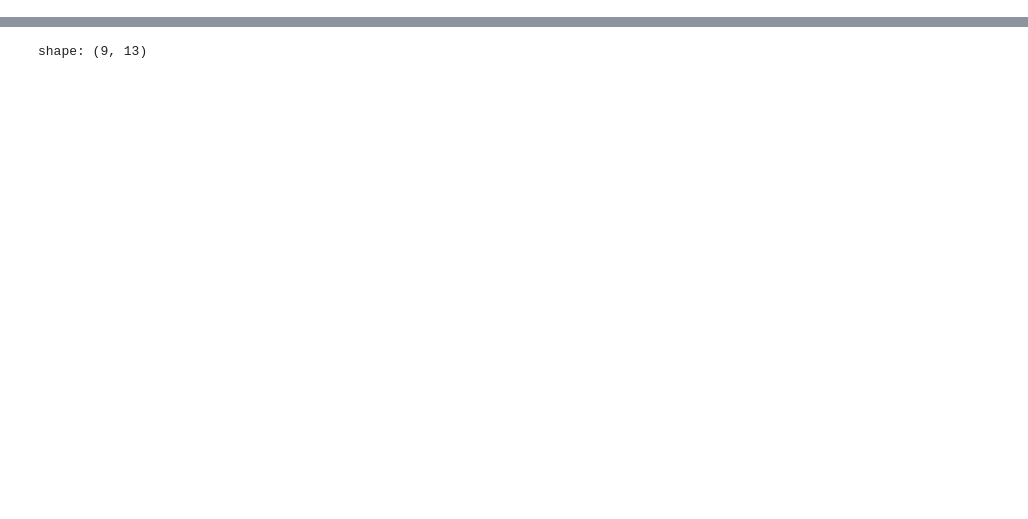
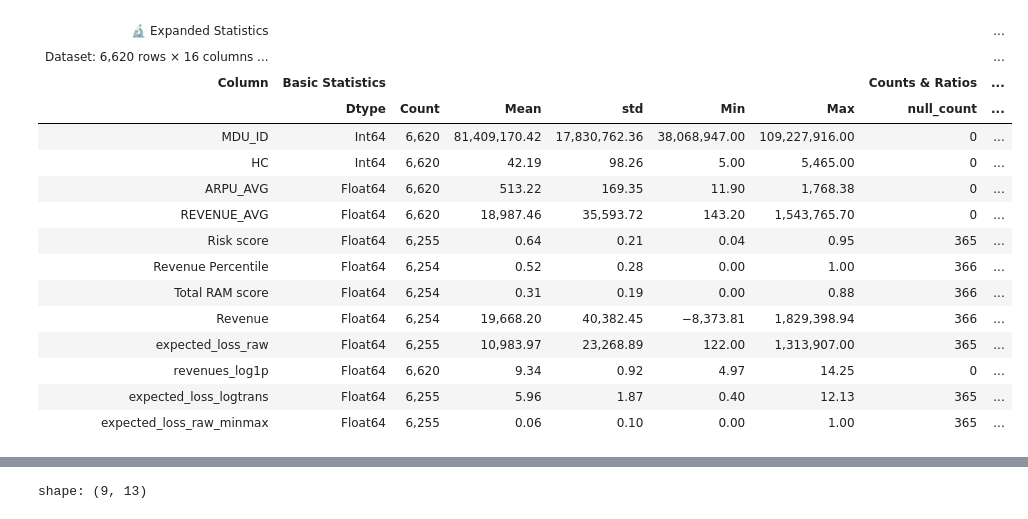
Before and after one commit to pytoned/polars-cleanviz, a Jupyter notebook: demo/polarscope_demo.ipynb, the cells around one changed output, grey strips where cells are left out. Saved outputs shown, nothing was run; the diff lists cells and outputs as text; code cells hidden in the pictures; blank space fills up the shorter version.

```diff
--- a/demo/polarscope_demo.ipynb
+++ b/demo/polarscope_demo.ipynb
@@ -89,0 +248,37 @@ ps.xray(df)
+# %%
+break_list = [-1000000, 3000, 4000, 5000, 8000, 10000, 20000, 40000, 60000, 80000, 100000, 120000, 140000, 160000, 180000, 200000, 300000, 500000, 1000000, 10000000]
+
+avg_rev = (
+    df
+    .filter(
+        pl.col('RELATIVE_MONTH') >= -12,
+        pl.col('ARPU') > 10
+    )
+    .group_by(['MDU_ID', 'MDU_NAME'])
+    .agg(
+        MONTHS_ACTIVE = pl.col('MDU_ID').count().cast(pl.Int64),
+        HC_AVG = pl.col('HC_COUNT').mean().round(0).cast(pl.Int64),
+        HC = pl.col('HC_COUNT').last(),
+        SR_SUM_ALL_MONTHS = pl.col('SUM_SR_TOT').sum().round(2),
+        ARPU_AVG = pl.col('ARPU').mean().round(2),
+        REVENUE_AVG = (pl.col('SUM_SR_TOT').sum() / pl.col('MDU_ID').count()).round(1),
+    )
+    .filter(pl.col('MONTHS_ACTIVE') >= 3)
+    .with_columns(
+        pl.col("REVENUE_AVG").cut(
+            breaks=break_list,
+            #include_breaks=True,
+            labels=[f"B{i+1}" for i in range(len(break_list)+1)]
+        ).alias("bin_name")
+    )
+    .with_columns(
+        pl.col("REVENUE_AVG").cut(
+            breaks=break_list,
+            #include_breaks=True,
+            #labels=[f"B{i+1}" for i in range(19+1)]
+        ).alias("bin_range")
+    )
+    .sort('REVENUE_AVG', descending=True)
+)
+
+avg_rev
@@ -89,0 +300,5 @@ ps.xray(df)
+# %%
+avg_rev.sort('REVENUE_AVG', descending=True).select('bin_range').unique().write_clipboard()
+# %%
+risk = pl.read_excel('/Users/anders/Downloads/risk_scores.xlsx')
+risk.head()
@@ -89,0 +456,19 @@ ps.xray(df)
+# %%
+ps.xray(merged, expanded=True)
+# %% [output]
+| 🔬 Expanded Statistics |  |  |  |  |  |  |  | ... |
+| Dataset: 6,620 rows × 16 columns ... |  |  |  |  |  |  |  | ... |
+| Column | Basic Statistics |  |  |  |  |  | Counts & Ratios | ... |
+|  | Dtype | Count | Mean | std | Min | Max | null_count | ... |
+| MDU_ID | Int64 | 6,620 | 81,409,170.42 | 17,830,762.36 | 38,068,947.00 | 109,227,916.00 | 0 | ... |
+| HC | Int64 | 6,620 | 42.19 | 98.26 | 5.00 | 5,465.00 | 0 | ... |
+| ARPU_AVG | Float64 | 6,620 | 513.22 | 169.35 | 11.90 | 1,768.38 | 0 | ... |
+| REVENUE_AVG | Float64 | 6,620 | 18,987.46 | 35,593.72 | 143.20 | 1,543,765.70 | 0 | ... |
+| Risk score | Float64 | 6,255 | 0.64 | 0.21 | 0.04 | 0.95 | 365 | ... |
+| Revenue Percentile | Float64 | 6,254 | 0.52 | 0.28 | 0.00 | 1.00 | 366 | ... |
+| Total RAM score | Float64 | 6,254 | 0.31 | 0.19 | 0.00 | 0.88 | 366 | ... |
+| Revenue | Float64 | 6,254 | 19,668.20 | 40,382.45 | −8,373.81 | 1,829,398.94 | 366 | ... |
+| expected_loss_raw | Float64 | 6,255 | 10,983.97 | 23,268.89 | 122.00 | 1,313,907.00 | 365 | ... |
+| revenues_log1p | Float64 | 6,620 | 9.34 | 0.92 | 4.97 | 14.25 | 0 | ... |
+| expected_loss_logtrans | Float64 | 6,255 | 5.96 | 1.87 | 0.40 | 12.13 | 365 | ... |
+| expected_loss_raw_minmax | Float64 | 6,255 | 0.06 | 0.10 | 0.00 | 1.00 | 365 | ... |
```
Also changed, not shown: parts of 57 cells of this notebook, 11 other files.
